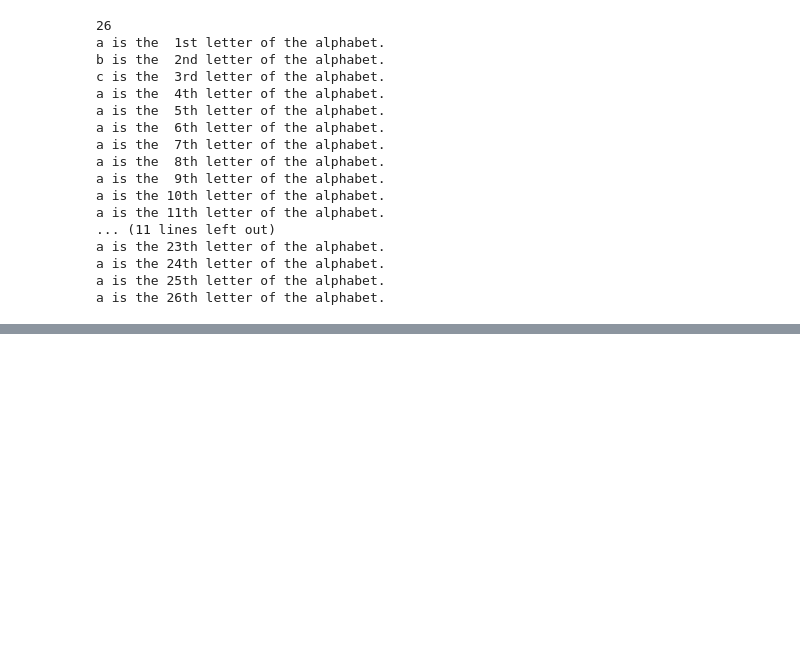
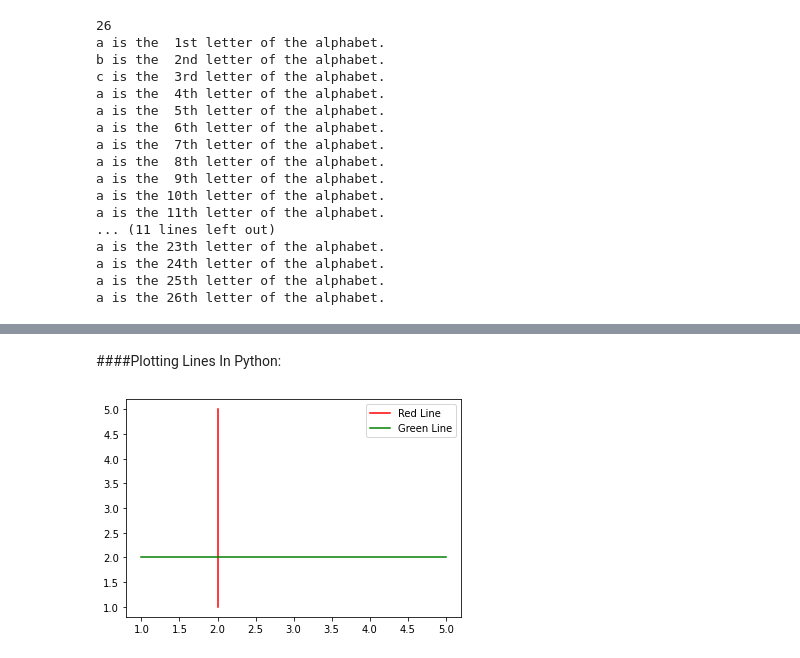
Before and after one commit to dabhimanyu/learn_to_code, a Jupyter notebook: 002_Mike_Python_lec_002.ipynb, the cells around one changed output, grey strips where cells are left out. Saved outputs shown, nothing was run; the diff lists cells and outputs as text; code cells hidden in the pictures; blank space fills up the shorter version.

```diff
--- a/002_Mike_Python_lec_002.ipynb
+++ b/002_Mike_Python_lec_002.ipynb
@@ -310,0 +341,10 @@ a is the 26th letter of the alphabet.
+# %% [markdown]
+####Plotting Lines In Python:
+# %%
+plt.plot([2 , 2] , [1,5] ,  '-r' )
+plt.plot([1,5] , [2 , 2] , '-g'  )
+
+plt.legend(['Red Line' , 'Green Line'])
+plt.show()
+# %% [output]
+[figure, added]
```
Also changed, not shown: parts of 6 cells of this notebook.
